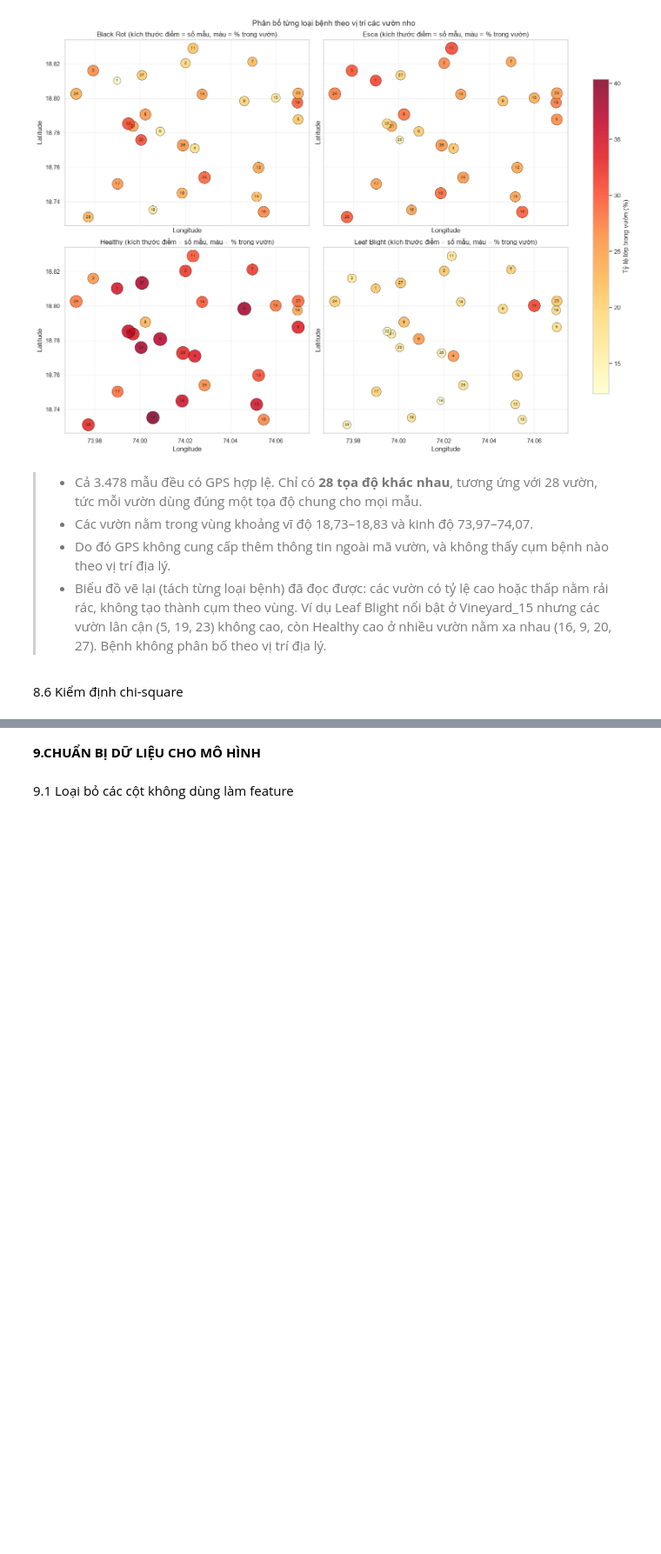
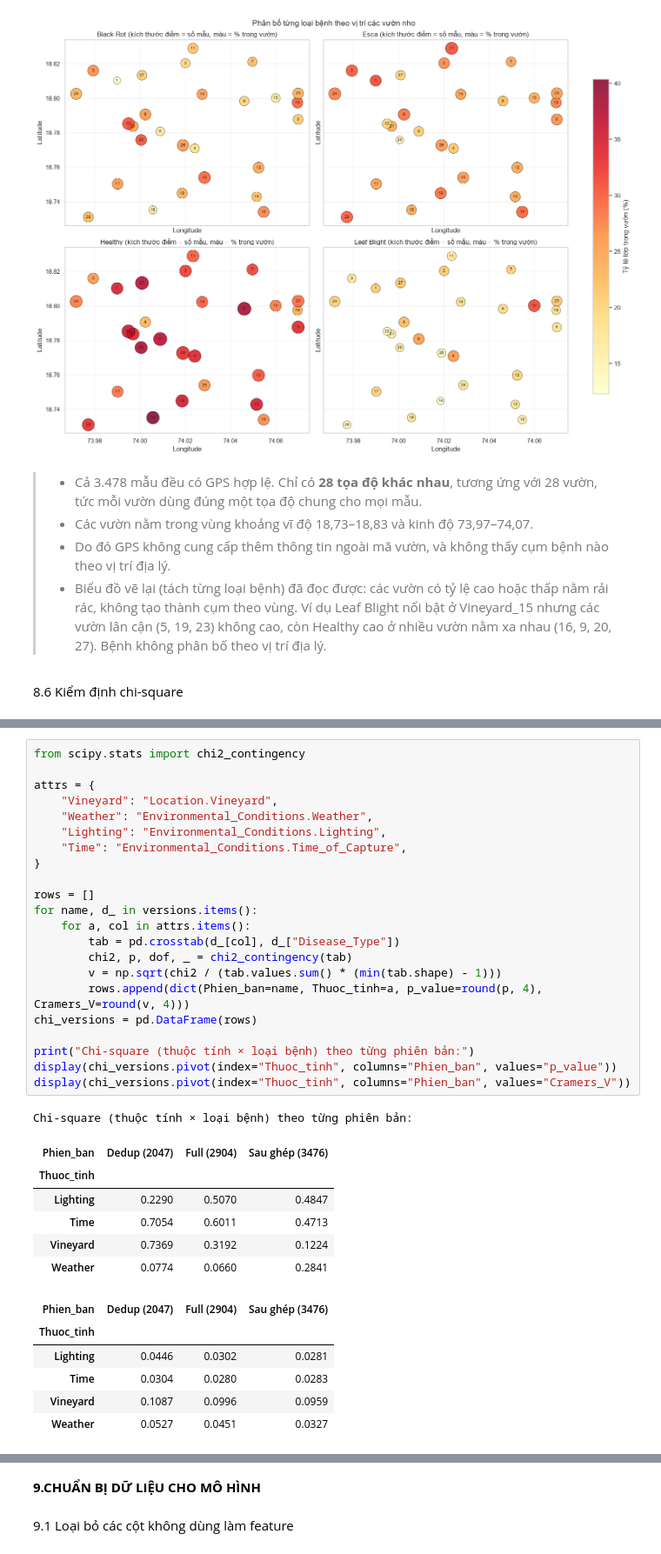
Before and after one commit to KasuraNguyen/Smart-Vineyard, a Jupyter notebook: Notebook/01_EDA.ipynb, the cells around one changed output, grey strips where cells are left out. Shown at 87% size. Drawn from its saved outputs; the diff is of its cells as text; blank space fills up the shorter version.

```diff
--- a/Notebook/01_EDA.ipynb
+++ b/Notebook/01_EDA.ipynb
@@ -1394,0 +1479,36 @@ display(chi_result)
+# %%
+from scipy.stats import chi2_contingency
+
+attrs = {
+    "Vineyard": "Location.Vineyard",
+    "Weather": "Environmental_Conditions.Weather",
+    "Lighting": "Environmental_Conditions.Lighting",
+    "Time": "Environmental_Conditions.Time_of_Capture",
+}
+
+rows = []
+for name, d_ in versions.items():
+    for a, col in attrs.items():
+        tab = pd.crosstab(d_[col], d_["Disease_Type"])
+        chi2, p, dof, _ = chi2_contingency(tab)
+        v = np.sqrt(chi2 / (tab.values.sum() * (min(tab.shape) - 1)))
+        rows.append(dict(Phien_ban=name, Thuoc_tinh=a, p_value=round(p, 4), Cramers_V=round(v, 4)))
+chi_versions = pd.DataFrame(rows)
+
+print("Chi-square (thuộc tính × loại bệnh) theo từng phiên bản:")
+display(chi_versions.pivot(index="Thuoc_tinh", columns="Phien_ban", values="p_value"))
+display(chi_versions.pivot(index="Thuoc_tinh", columns="Phien_ban", values="Cramers_V"))
+# %% [output]
+Chi-square (thuộc tính × loại bệnh) theo từng phiên bản:
+| Phien_ban | Dedup (2047) | Full (2904) | Sau ghép (3476) |
+| Thuoc_tinh |  |  |  |
+| Lighting | 0.2290 | 0.5070 | 0.4847 |
+| Time | 0.7054 | 0.6011 | 0.4713 |
+| Vineyard | 0.7369 | 0.3192 | 0.1224 |
+| Weather | 0.0774 | 0.0660 | 0.2841 |
+| Phien_ban | Dedup (2047) | Full (2904) | Sau ghép (3476) |
+| Thuoc_tinh |  |  |  |
+| Lighting | 0.0446 | 0.0302 | 0.0281 |
+| Time | 0.0304 | 0.0280 | 0.0283 |
+| Vineyard | 0.1087 | 0.0996 | 0.0959 |
+| Weather | 0.0527 | 0.0451 | 0.0327 |
```
Also changed, not shown: parts of 25 cells of this notebook.
